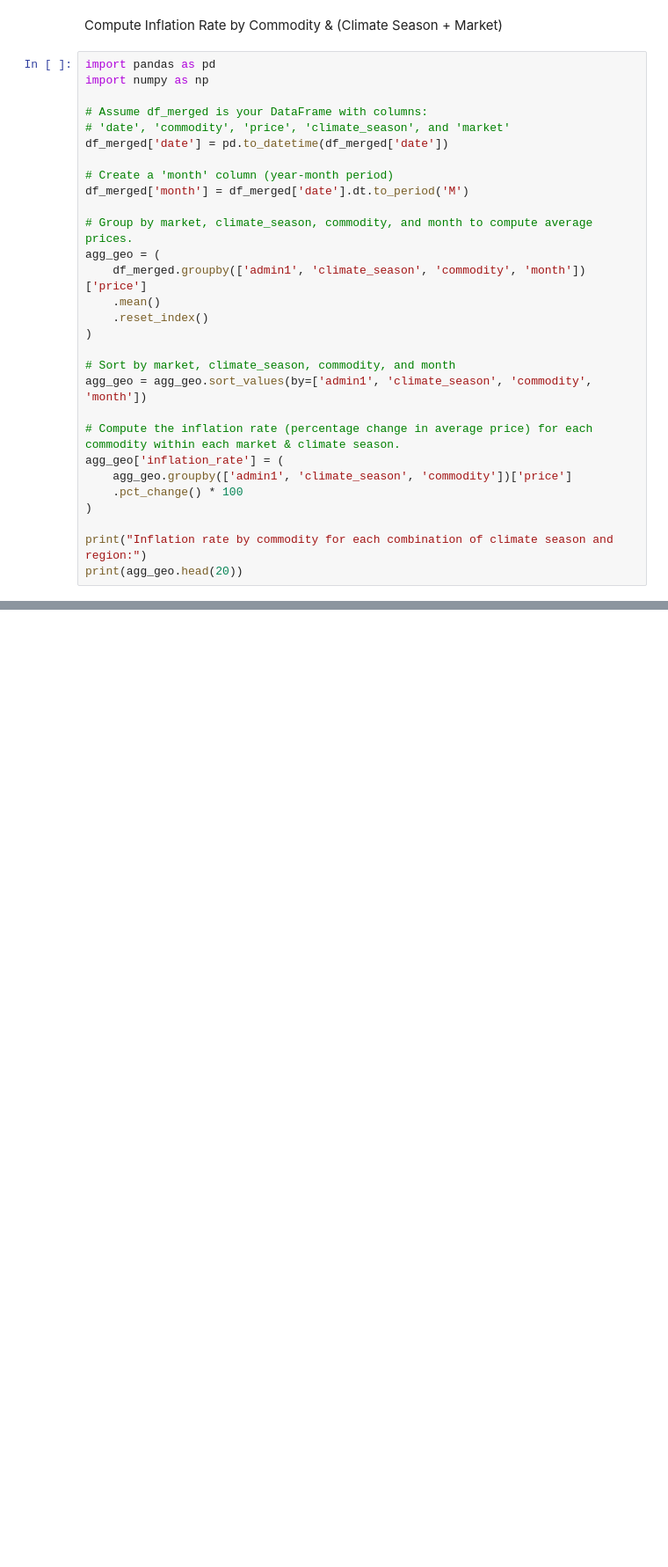
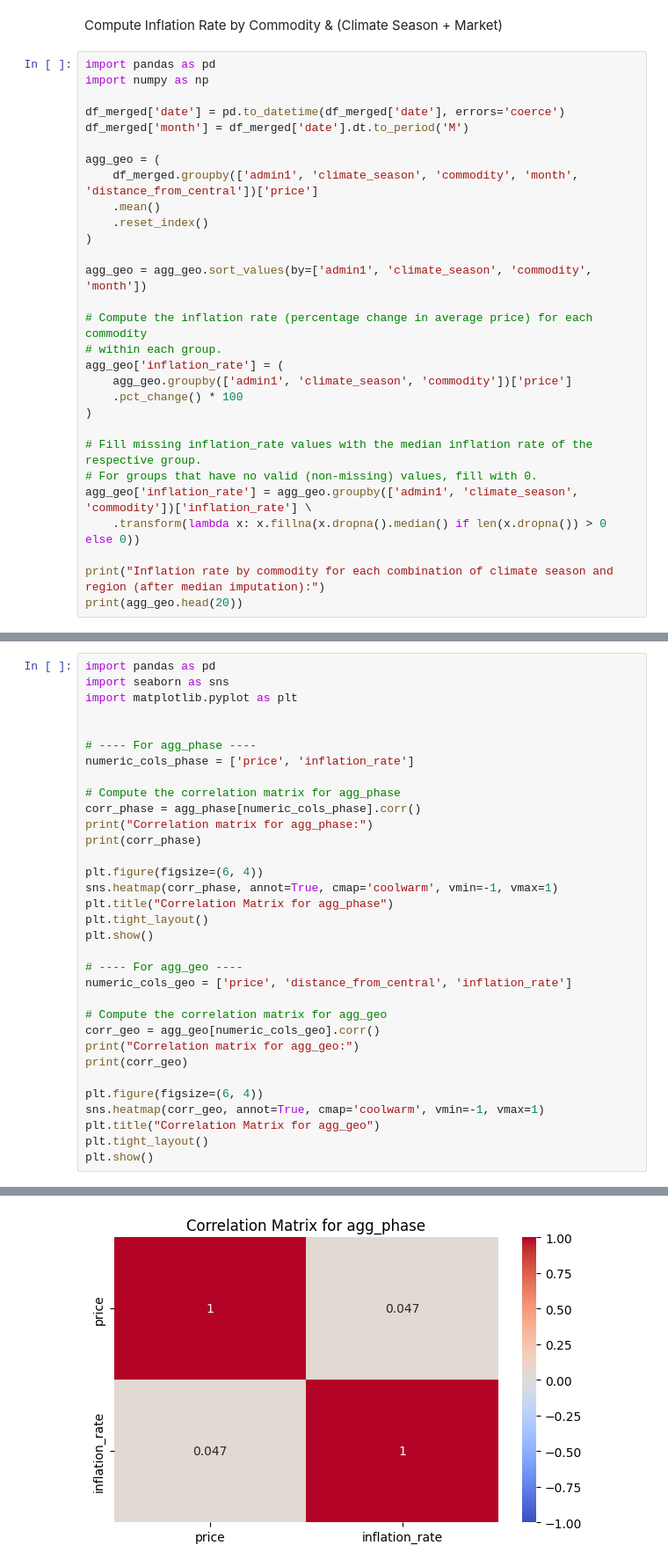
Before and after one commit to mjjj-642/Philippine-FoodPrices, a Jupyter notebook: food-prices.ipynb, the cells around one changed output, grey strips where cells are left out. Shown: that part at 88% size. Drawn from its saved outputs; the diff is of its cells as text; blank space fills up the shorter version.

Commit message:
feat: distance analysis (initial)

```diff
--- a/food-prices.ipynb
+++ b/food-prices.ipynb
@@ -809,29 +778,29 @@ Compute Inflation Rate by Commodity & (Climate Season + Market)
 import pandas as pd
 import numpy as np
 
-# Assume df_merged is your DataFrame with columns:
-# 'date', 'commodity', 'price', 'climate_season', and 'market'
-df_merged['date'] = pd.to_datetime(df_merged['date'])
-
-# Create a 'month' column (year-month period)
+df_merged['date'] = pd.to_datetime(df_merged['date'], errors='coerce')
 df_merged['month'] = df_merged['date'].dt.to_period('M')
 
-# Group by market, climate_season, commodity, and month to compute average prices.
 agg_geo = (
-    df_merged.groupby(['admin1', 'climate_season', 'commodity', 'month'])['price']
+    df_merged.groupby(['admin1', 'climate_season', 'commodity', 'month', 'distance_from_central'])['price']
     .mean()
     .reset_index()
 )
 
-# Sort by market, climate_season, commodity, and month
 agg_geo = agg_geo.sort_values(by=['admin1', 'climate_season', 'commodity', 'month'])
 
-# Compute the inflation rate (percentage change in average price) for each commodity within each market & climate season.
+# Compute the inflation rate (percentage change in average price) for each commodity
+# within each group.
 agg_geo['inflation_rate'] = (
     agg_geo.groupby(['admin1', 'climate_season', 'commodity'])['price']
     .pct_change() * 100
 )
 
-print("Inflation rate by commodity for each combination of climate season and region:")
+# Fill missing inflation_rate values with the median inflation rate of the respective group.
+# For groups that have no valid (non-missing) values, fill with 0.
+agg_geo['inflation_rate'] = agg_geo.groupby(['admin1', 'climate_season', 'commodity'])['inflation_rate'] \
+    .transform(lambda x: x.fillna(x.dropna().median() if len(x.dropna()) > 0 else 0))
+
+print("Inflation rate by commodity for each combination of climate season and region (after median imputation):")
 print(agg_geo.head(20))
 # %% [output]
@@ -894,0 +830,34 @@ Monthly Inflation Rate for Bananas (lakatan) in Abra (2021):
+# %%
+import pandas as pd
+import seaborn as sns
+import matplotlib.pyplot as plt
+
+
+# ---- For agg_phase ----
+numeric_cols_phase = ['price', 'inflation_rate']
+
+# Compute the correlation matrix for agg_phase
+corr_phase = agg_phase[numeric_cols_phase].corr()
+print("Correlation matrix for agg_phase:")
+print(corr_phase)
+
+plt.figure(figsize=(6, 4))
+sns.heatmap(corr_phase, annot=True, cmap='coolwarm', vmin=-1, vmax=1)
+plt.title("Correlation Matrix for agg_phase")
+plt.tight_layout()
+plt.show()
+
+# ---- For agg_geo ----
+numeric_cols_geo = ['price', 'distance_from_central', 'inflation_rate']
+
+# Compute the correlation matrix for agg_geo
+corr_geo = agg_geo[numeric_cols_geo].corr()
+print("Correlation matrix for agg_geo:")
+print(corr_geo)
+
+plt.figure(figsize=(6, 4))
+sns.heatmap(corr_geo, annot=True, cmap='coolwarm', vmin=-1, vmax=1)
+plt.title("Correlation Matrix for agg_geo")
+plt.tight_layout()
+plt.show()
+# %% [output]
@@ -894,0 +868 @@ Monthly Inflation Rate for Bananas (lakatan) in Abra (2021):
+[figure, added]
```
Also changed, not shown: parts of 20 cells of this notebook.
